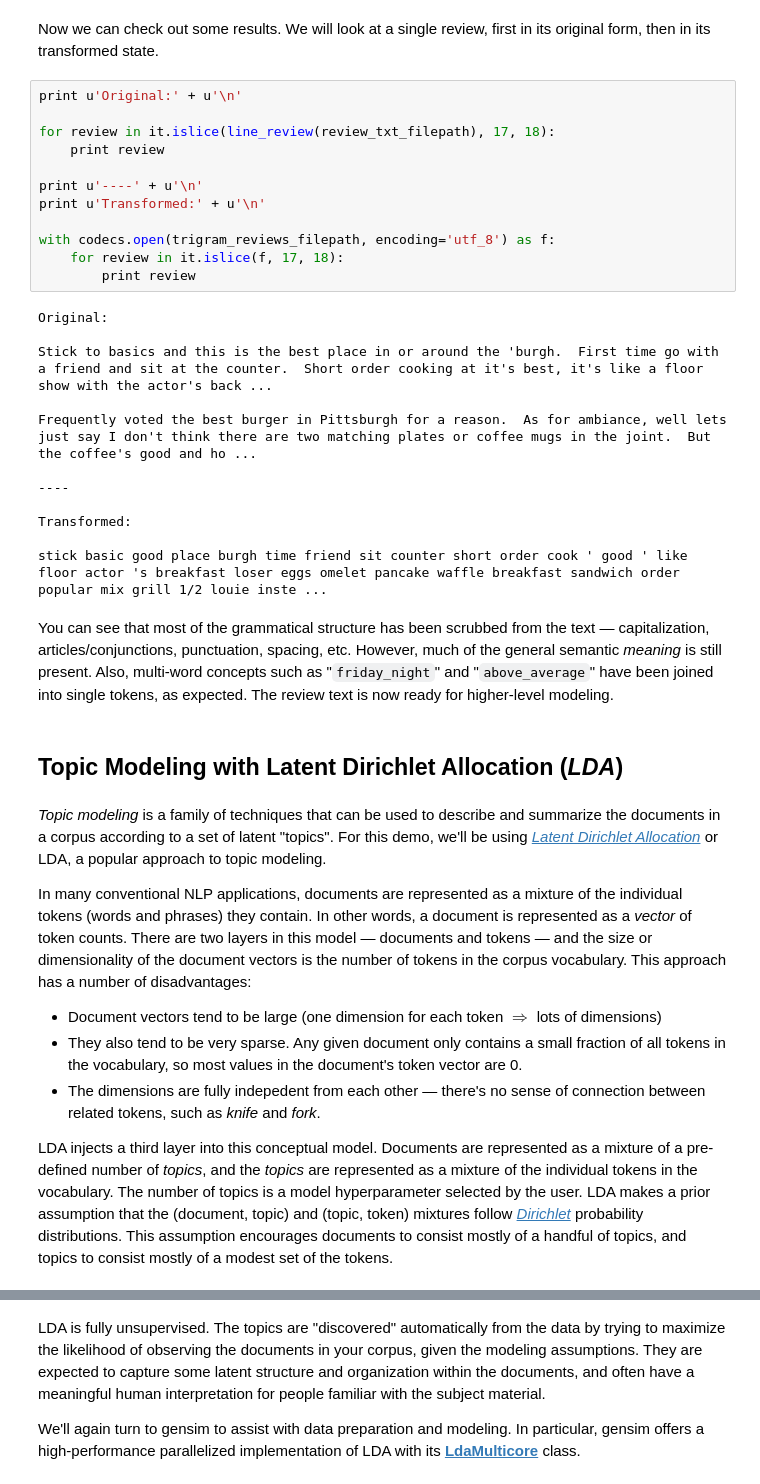
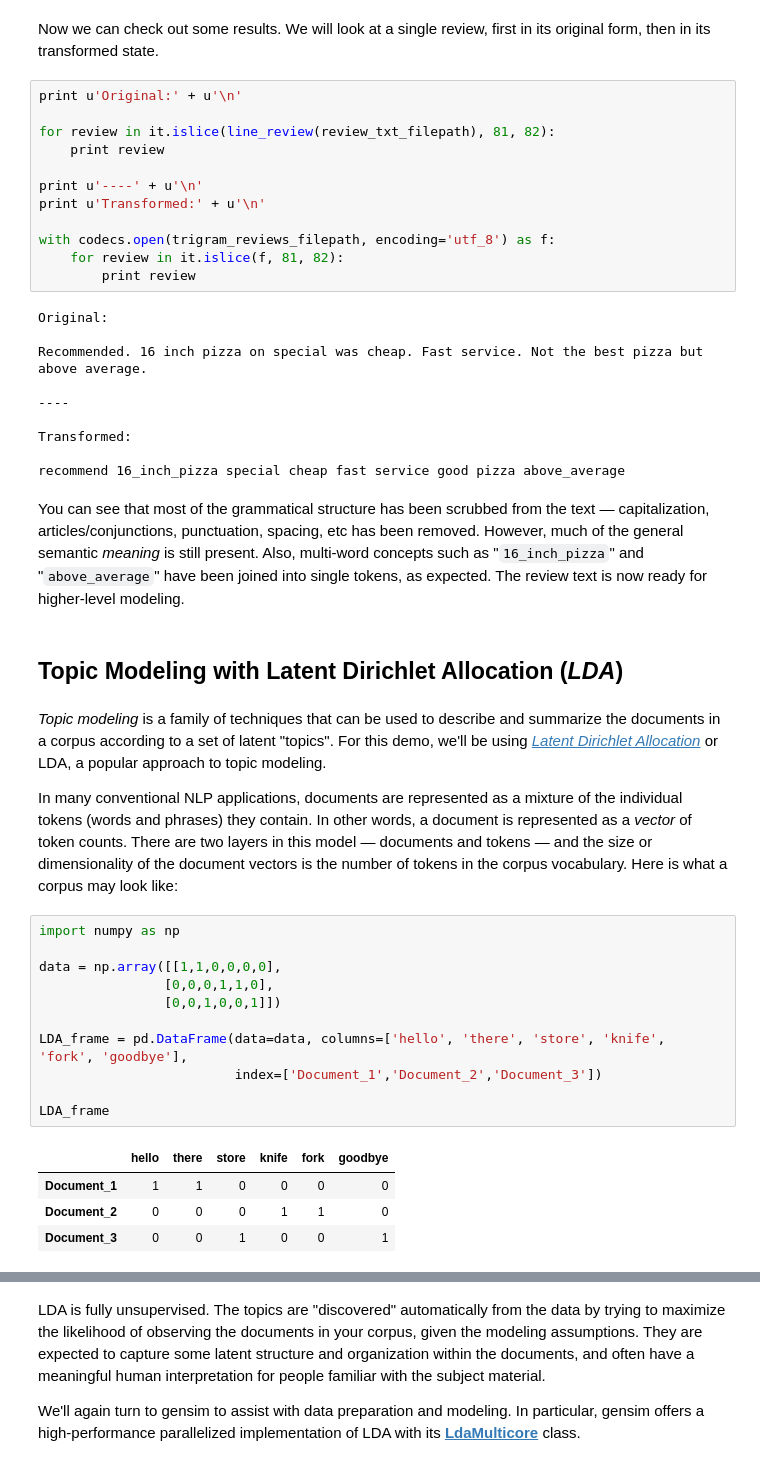
Before and after one commit to a-sridharan/NLP_python, a Jupyter notebook: Modern_NLP_Python_TZ_QL.ipynb, the cells around one changed output, grey strips where cells are left out. Saved outputs shown, nothing was run; the diff lists cells and outputs as text.

```diff
--- a/Modern_NLP_Python_TZ_QL.ipynb
+++ b/Modern_NLP_Python_TZ_QL.ipynb
@@ -702,37 +704,46 @@ Now we can check out some results.  We will look at a single review, first in it
 # %%
 print u'Original:' + u'\n'
 
-for review in it.islice(line_review(review_txt_filepath), 17, 18):
+for review in it.islice(line_review(review_txt_filepath), 81, 82):
     print review
 
 print u'----' + u'\n'
 print u'Transformed:' + u'\n'
 
 with codecs.open(trigram_reviews_filepath, encoding='utf_8') as f:
-    for review in it.islice(f, 17, 18):
+    for review in it.islice(f, 81, 82):
         print review
 # %% [output]
 Original:
 
-Stick to basics and this is the best place in or around the 'burgh.  First time go with a friend and sit at the counter.  Short order cooking at it's best, it's like a floor show with the actor's back ...
-
-Frequently voted the best burger in Pittsburgh for a reason.  As for ambiance, well lets just say I don't think there are two matching plates or coffee mugs in the joint.  But the coffee's good and ho ...
+Recommended. 16 inch pizza on special was cheap. Fast service. Not the best pizza but above average.
 
 ----
 
 Transformed:
 
-stick basic good place burgh time friend sit counter short order cook ' good ' like floor actor 's breakfast loser eggs omelet pancake waffle breakfast sandwich order popular mix grill 1/2 louie inste ...
+recommend 16_inch_pizza special cheap fast service good pizza above_average
 # %% [markdown]
-You can see that most of the grammatical structure has been scrubbed from the text &mdash; capitalization, articles/conjunctions, punctuation, spacing, etc. However, much of the general semantic *meaning* is still present. Also, multi-word concepts such as "`friday_night`" and "`above_average`" have been joined into single tokens, as expected. The review text is now ready for higher-level modeling.
+You can see that most of the grammatical structure has been scrubbed from the text &mdash; capitalization, articles/conjunctions, punctuation, spacing, etc has been removed. However, much of the general semantic *meaning* is still present. Also, multi-word concepts such as "`16_inch_pizza`" and "`above_average`" have been joined into single tokens, as expected. The review text is now ready for higher-level modeling.
 # %% [markdown]
 ## Topic Modeling with Latent Dirichlet Allocation (_LDA_)
 # %% [markdown]
 *Topic modeling* is a family of techniques that can be used to describe and summarize the documents in a corpus according to a set of latent "topics". For this demo, we'll be using [*Latent Dirichlet Allocation*](http://www.jmlr.org/papers/volume3/blei03a/blei03a.pdf) or LDA, a popular approach to topic modeling.
 
-In many conventional NLP applications, documents are represented as a mixture of the individual tokens (words and phrases) they contain. In other words, a document is represented as a *vector* of token counts. There are two layers in this model &mdash; documents and tokens &mdash; and the size or dimensionality of the document vectors is the number of tokens in the corpus vocabulary. This approach has a number of disadvantages:
-* Document vectors tend to be large (one dimension for each token $\Rightarrow$ lots of dimensions)
-* They also tend to be very sparse. Any given document only contains a small fraction of all tokens in the vocabulary, so most values in the document's token vector are 0.
-* The dimensions are fully indepedent from each other &mdash; there's no sense of connection between related tokens, such as _knife_ and _fork_.
-
-LDA injects a third layer into this conceptual model. Documents are represented as a mixture of a pre-defined number of *topics*, and the *topics* are represented as a mixture of the individual tokens in the vocabulary. The number of topics is a model hyperparameter selected by the user. LDA makes a prior assumption that the (document, topic) and (topic, token) mixtures follow [*Dirichlet*](https://en.wikipedia.org/wiki/Dirichlet_distribution) probability distributions. This assumption encourages documents to consist mostly of a handful of topics, and topics to consist mostly of a modest set of the tokens.
+In many conventional NLP applications, documents are represented as a mixture of the individual tokens (words and phrases) they contain. In other words, a document is represented as a *vector* of token counts. There are two layers in this model &mdash; documents and tokens &mdash; and the size or dimensionality of the document vectors is the number of tokens in the corpus vocabulary. Here is what a corpus may look like:
+# %%
+import numpy as np
+
+data = np.array([[1,1,0,0,0,0],
+                [0,0,0,1,1,0],
+                [0,0,1,0,0,1]])
+
+LDA_frame = pd.DataFrame(data=data, columns=['hello', 'there', 'store', 'knife', 'fork', 'goodbye'],
+                         index=['Document_1','Document_2','Document_3'])
+
+LDA_frame
+# %% [output]
+|  | hello | there | store | knife | fork | goodbye |
+| Document_1 | 1 | 1 | 0 | 0 | 0 | 0 |
+| Document_2 | 0 | 0 | 0 | 1 | 1 | 0 |
+| Document_3 | 0 | 0 | 1 | 0 | 0 | 1 |
```
Also changed, not shown: parts of 48 cells of this notebook.
